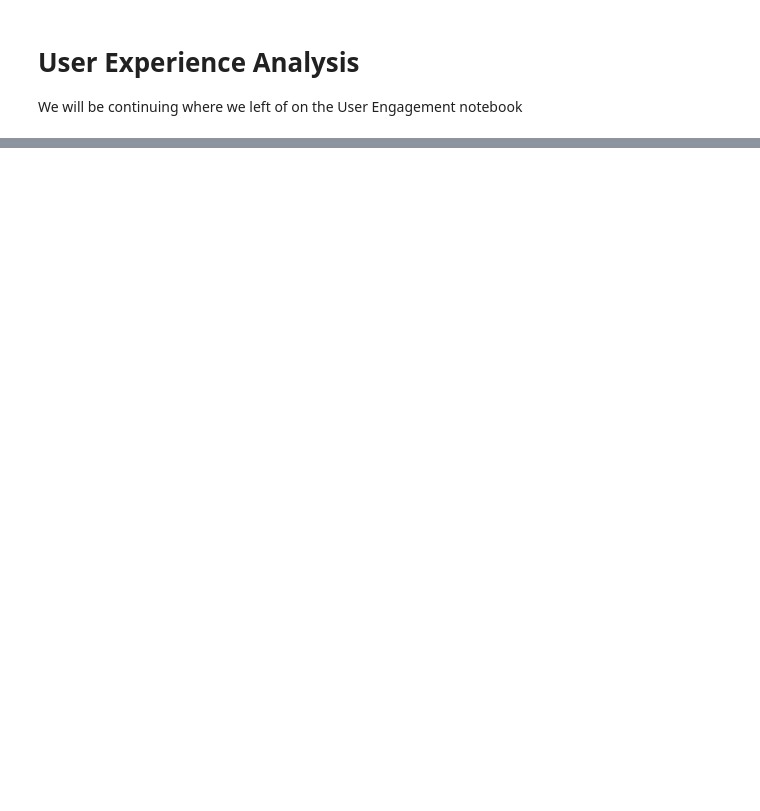
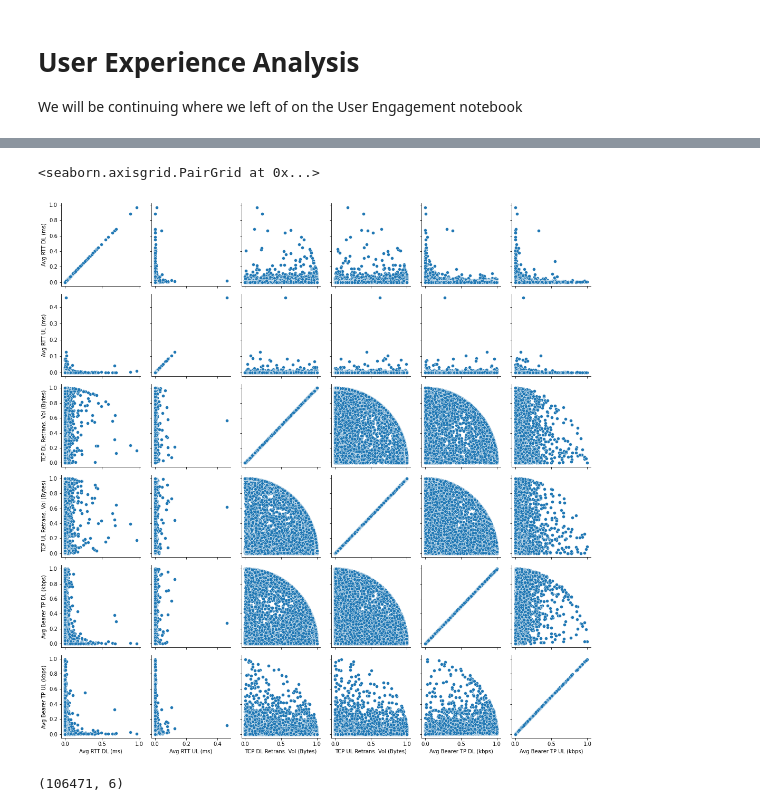
Before and after one commit to Hen0k/TellCo-user-analysis, a Jupyter notebook: notebooks/3-User-Experience-Analysis.ipynb, the cells around one changed output, grey strips where cells are left out. Saved outputs shown, nothing was run; the diff lists cells and outputs as text; code cells hidden in the pictures; blank space fills up the shorter version.

```diff
--- a/notebooks/3-User-Experience-Analysis.ipynb
+++ b/notebooks/3-User-Experience-Analysis.ipynb
@@ -29,0 +151,11 @@ avg_TCP_rtt_uldl = users_data[avg_TCP_rtt_uldl_columns].agg([""])
+# %%
+features = [avg_RTT_uldl,
+            avg_TCPr_uldl_vol,
+            avg_tp_uldl
+            ]
+experiance = {}
+for data in features:
+    for col in data.columns:
+        experiance[col] = data[col]
+user_experiance = pd.DataFrame(experiance)
+user_experiance.head()
@@ -29,0 +170,14 @@ avg_TCP_rtt_uldl = users_data[avg_TCP_rtt_uldl_columns].agg([""])
+# %%
+# Pre-Process / Normalize
+norm_user_experiance = cleaner.normalize(user_experiance)
+# %%
+g = sns.PairGrid(norm_user_experiance)
+g.map(sns.scatterplot)
+# %% [output]
+<seaborn.axisgrid.PairGrid at 0x...>
+[figure, added]
+# %%
+X = np.array(norm_user_experiance)
+X.shape
+# %% [output]
+(106471, 6)
```
Also changed, not shown: parts of 24 cells of this notebook.
